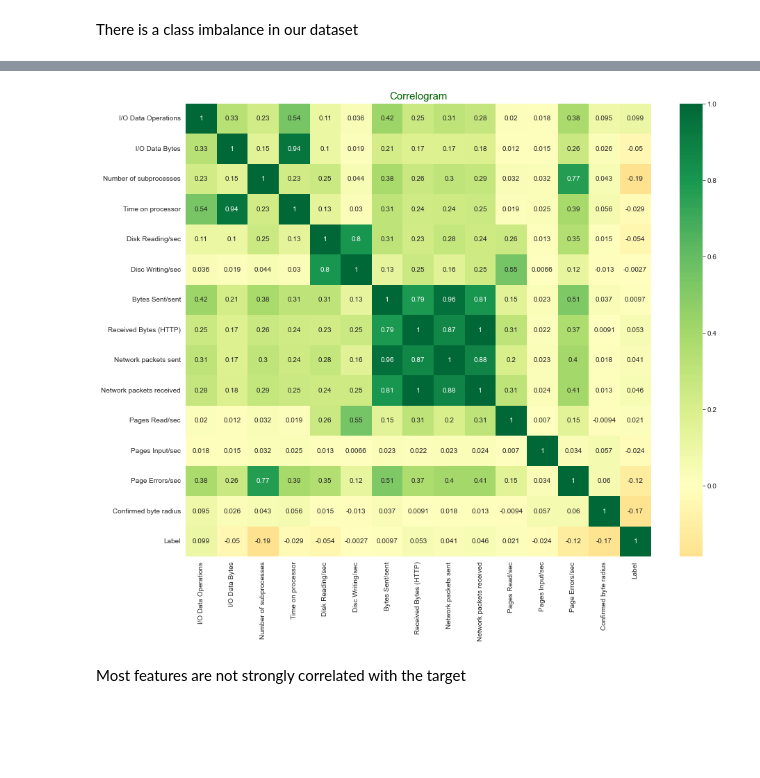
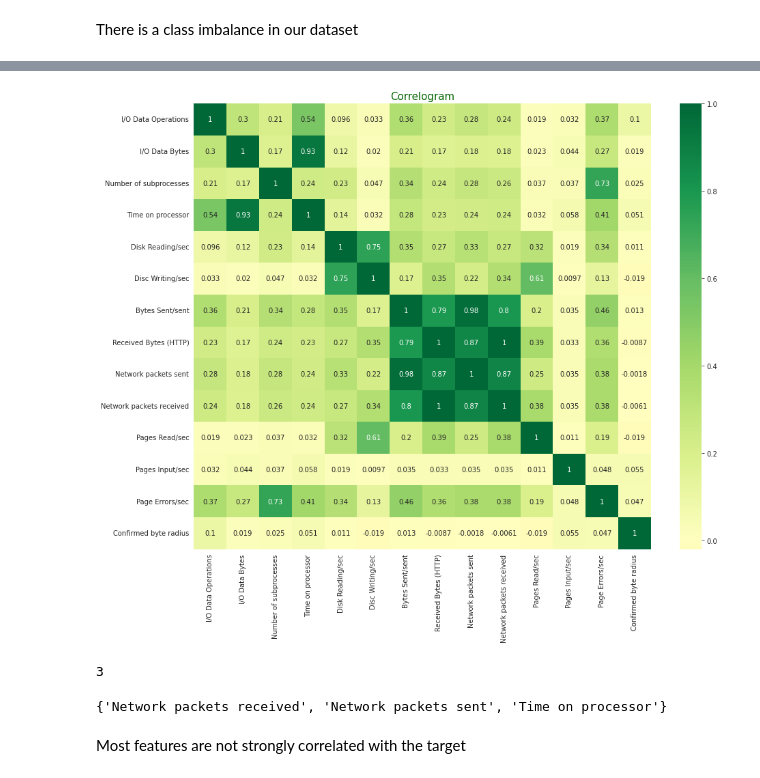
Before and after one commit to chidichukwu/umojahack, a Jupyter notebook: Cryptojacking_Detection_Starter_Notebook.ipynb, the cells around one changed output, grey strips where cells are left out. Saved outputs shown, nothing was run; the diff lists cells and outputs as text; code cells hidden in the pictures; blank space fills up the shorter version.

```diff
--- a/Cryptojacking_Detection_Starter_Notebook.ipynb
+++ b/Cryptojacking_Detection_Starter_Notebook.ipynb
@@ -177,0 +187,10 @@ plt.show()
+# %%
+from imblearn.under_sampling import RandomUnderSampler
+
+rus = RandomUnderSampler(sampling_strategy=1)
+X_res,y_res = rus.fit_resample(X,y)
+x = pd.DataFrame(X_res)
+y = pd.DataFrame(y_res)
+
+train2 = pd.concat([x,y], axis = 1)
+train2
@@ -177,0 +211,7 @@ plt.show()
+# %%
+# A box plot showing outliers
+sns.set_style('darkgrid')
+plt.figure(figsize=(12, 6))
+sns.countplot(x = 'Label', data = train2)
+plt.title('Target Variable Distribution')
+plt.show()
@@ -177,0 +242,3 @@ plt.show()
+# %%
+train2 = train2.drop(columns = 'ID')
+train2
@@ -178,2 +259,4 @@ plt.show()
+# %%
+train3 = train2.drop(columns='Label')
 # %% [markdown]
 There is a class imbalance in our dataset
@@ -180,9 +293,9 @@ There is a class imbalance in our dataset
 # %%
 # Plotting a heatmap to show correlations between variables
-corr = train.corr()
+corr = train3.corr()
 plt.figure(figsize = (15, 12))
 sns.heatmap(corr, cmap='RdYlGn', annot = True, center = 0)
 plt.title('Correlogram', fontsize = 15, color = 'darkgreen')
 plt.show()
 # %% [output]
-[figure, old version]
+[figure, new version]
@@ -189,3 +314,12 @@ plt.show()
+# %%
+corr_features = correlation(train2,0.8)
+len(set(corr_features))
+# %% [output]
+3
+# %%
+corr_features
+# %% [output]
+{'Network packets received', 'Network packets sent', 'Time on processor'}
 # %% [markdown]
 Most features are not strongly correlated with the target
 # %% [markdown]
```
Also changed, not shown: parts of 11 cells of this notebook.
